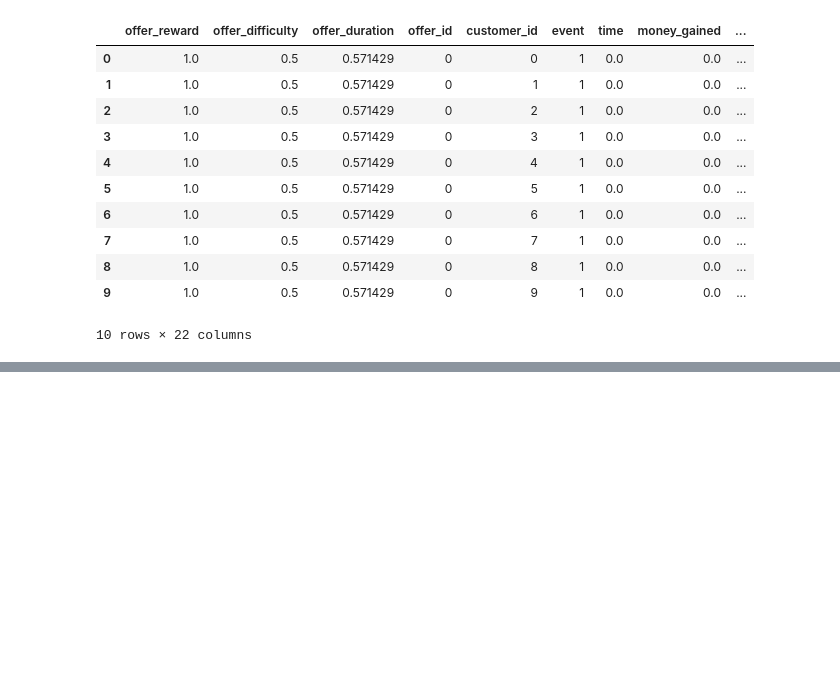
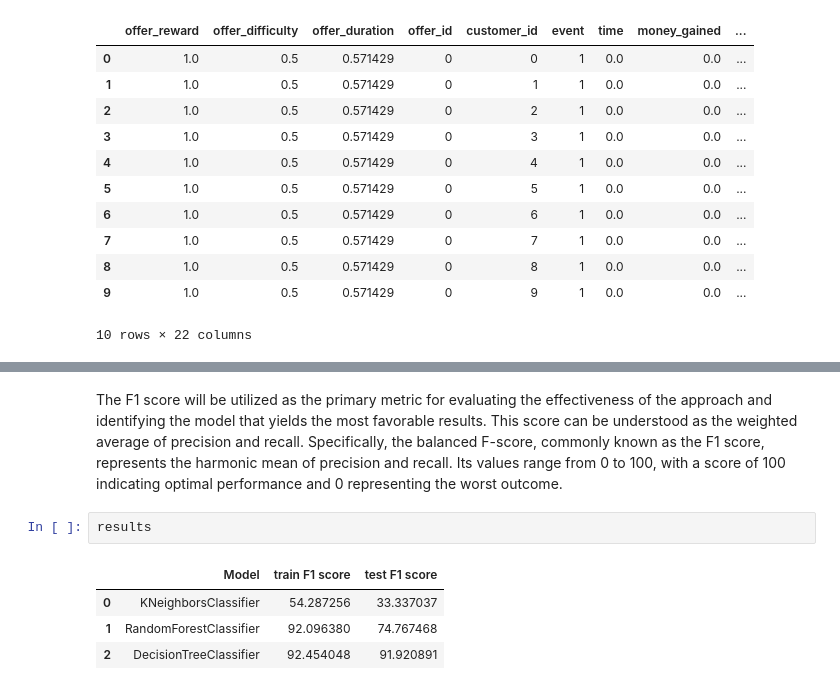
Before and after one commit to Ermess94/capstone-project-udacity, a Jupyter notebook: project_report.ipynb, the cells around one changed output, grey strips where cells are left out. Cells and saved outputs as stored; diff of their text form; blank space fills up the shorter version.

```diff
--- a/project_report.ipynb
+++ b/project_report.ipynb
@@ -934,2 +1072,11 @@ In this section, the final model and any supporting qualities should be evaluate
+# %% [markdown]
+The F1 score will be utilized as the primary metric for evaluating the effectiveness of the approach and identifying the model that yields the most favorable results. This score can be understood as the weighted average of precision and recall. Specifically, the balanced F-score, commonly known as the F1 score, represents the harmonic mean of precision and recall. Its values range from 0 to 100, with a score of 100 indicating optimal performance and 0 representing the worst outcome.
+# %%
+results
+# %% [output]
+|  | Model | train F1 score | test F1 score |
+| 0 | KNeighborsClassifier | 54.287256 | 33.337037 |
+| 1 | RandomForestClassifier | 92.096380 | 74.767468 |
+| 2 | DecisionTreeClassifier | 92.454048 | 91.920891 |
 # %% [markdown]
 ### Justification
```
Also changed, not shown: parts of 25 cells of this notebook.
